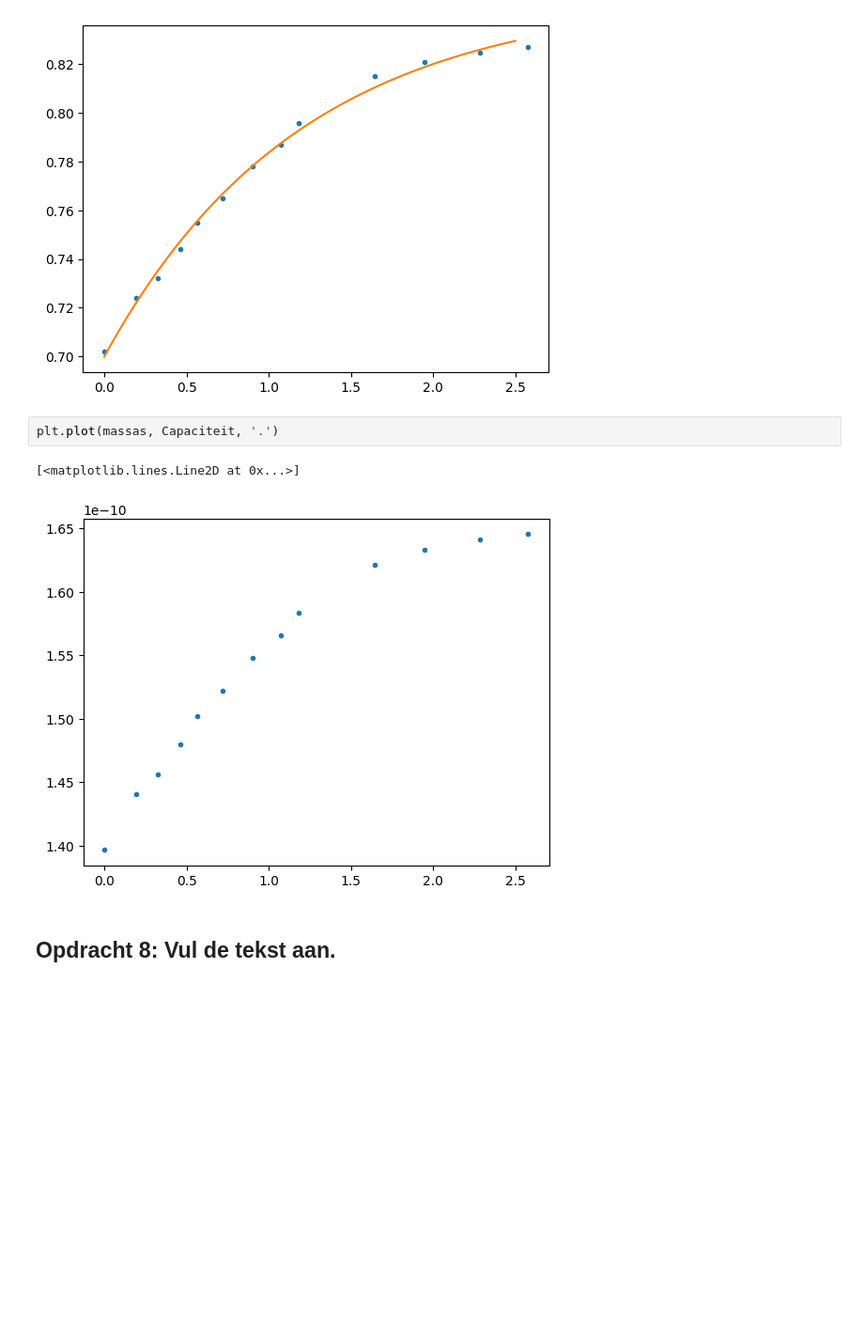
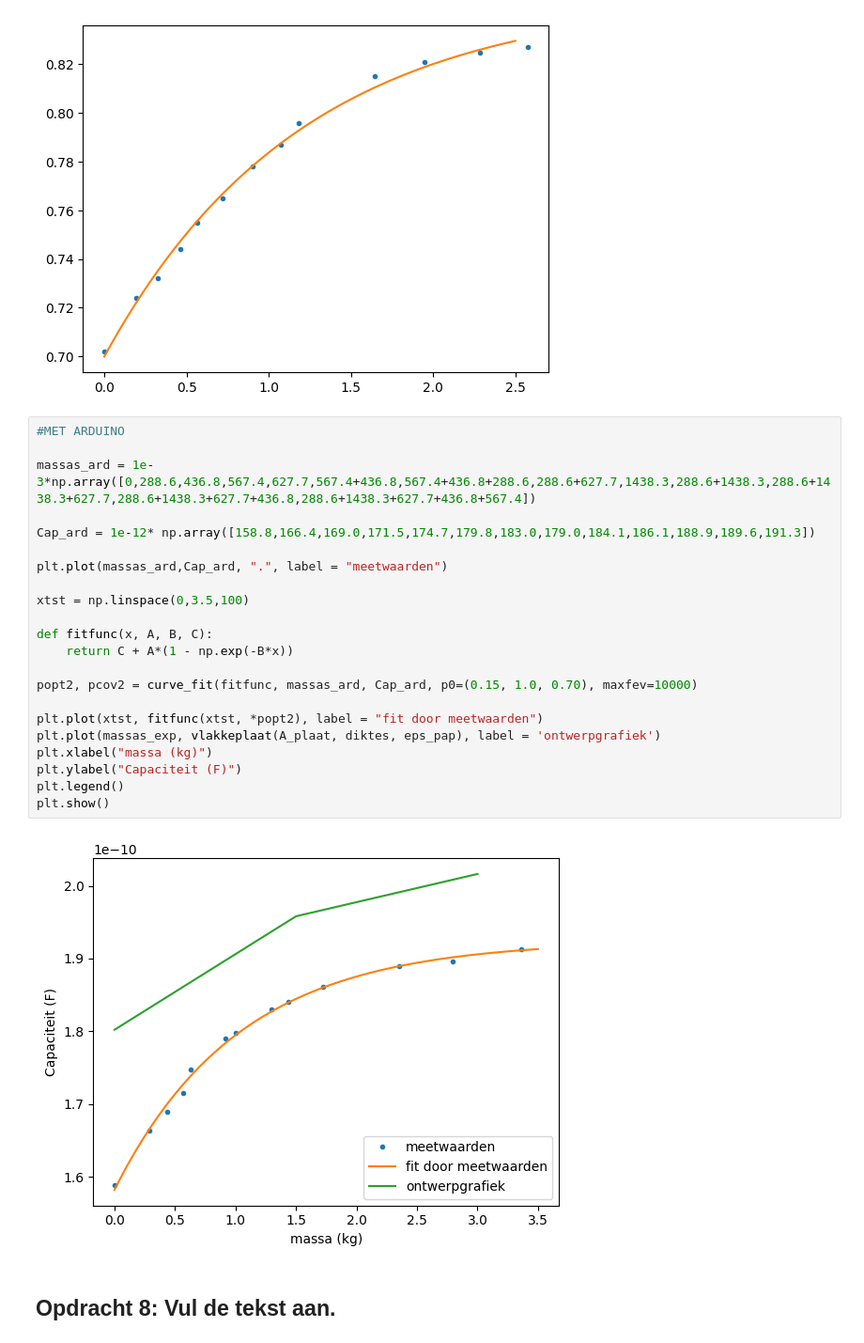
Before and after one commit to ebepolman-bit/opdrachten-DEF-D, a Jupyter notebook: FysiekeOntwerpopdrachten/2OntwerpEenSensorCondensator/DEFOntwerpopdracht2OntwerpEenSensorInvulTemplate.ipynb, the cells around one changed output. Shown at 94% size. Drawn from its saved outputs; the diff is of its cells as text; blank space fills up the shorter version.

```diff
--- a/FysiekeOntwerpopdrachten/2OntwerpEenSensorCondensator/DEFOntwerpopdracht2OntwerpEenSensorInvulTemplate.ipynb
+++ b/FysiekeOntwerpopdrachten/2OntwerpEenSensorCondensator/DEFOntwerpopdracht2OntwerpEenSensorInvulTemplate.ipynb
@@ -121,11 +134,30 @@ plt.plot(xtst, fitfunc(xtst, *popt2))
 # %% [output]
 [<matplotlib.lines.Line2D at 0x...>]
 [figure]
-# %%
-plt.plot(massas, Capaciteit, '.')
-# %% [output]
-[<matplotlib.lines.Line2D at 0x...>]
-[figure, removed]
+# %%
+#MET ARDUINO
+
+massas_ard = 1e-3*np.array([0,288.6,436.8,567.4,627.7,567.4+436.8,567.4+436.8+288.6,288.6+627.7,1438.3,288.6+1438.3,288.6+1438.3+627.7,288.6+1438.3+627.7+436.8,288.6+1438.3+627.7+436.8+567.4])
+
+Cap_ard = 1e-12* np.array([158.8,166.4,169.0,171.5,174.7,179.8,183.0,179.0,184.1,186.1,188.9,189.6,191.3])
+
+plt.plot(massas_ard,Cap_ard, ".", label = "meetwaarden")
+
+xtst = np.linspace(0,3.5,100)
+
+def fitfunc(x, A, B, C):
+    return C + A*(1 - np.exp(-B*x))
+
+popt2, pcov2 = curve_fit(fitfunc, massas_ard, Cap_ard, p0=(0.15, 1.0, 0.70), maxfev=10000)
+
+plt.plot(xtst, fitfunc(xtst, *popt2), label = "fit door meetwaarden")
+plt.plot(massas_exp, vlakkeplaat(A_plaat, diktes, eps_pap), label = 'ontwerpgrafiek')
+plt.xlabel("massa (kg)")
+plt.ylabel("Capaciteit (F)")
+plt.legend()
+plt.show()
+# %% [output]
+[figure, added]
 # %% [markdown]
 ## Opdracht 8: Vul de tekst aan.
 # %% [markdown]
```
Also changed, not shown: parts of 5 cells of this notebook.
